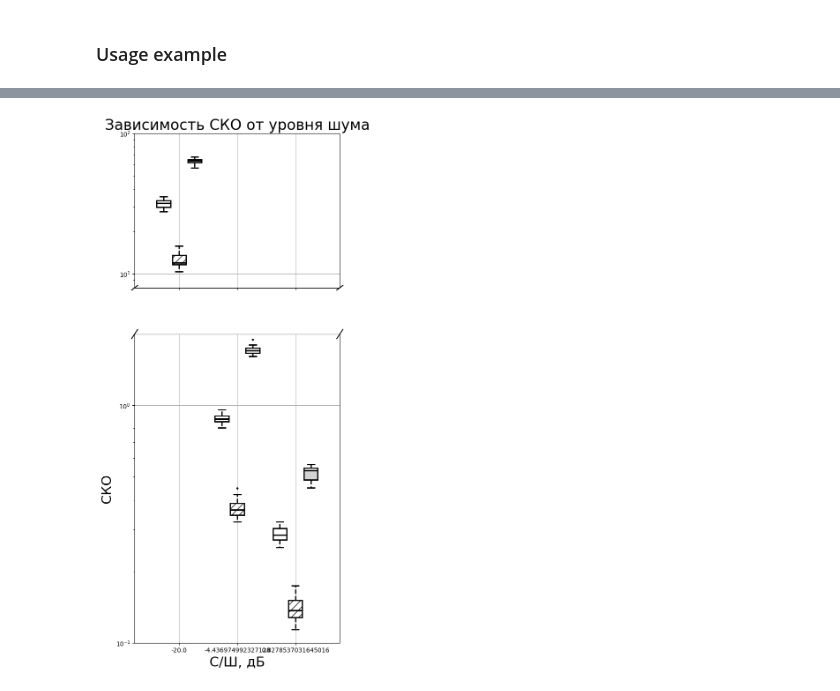
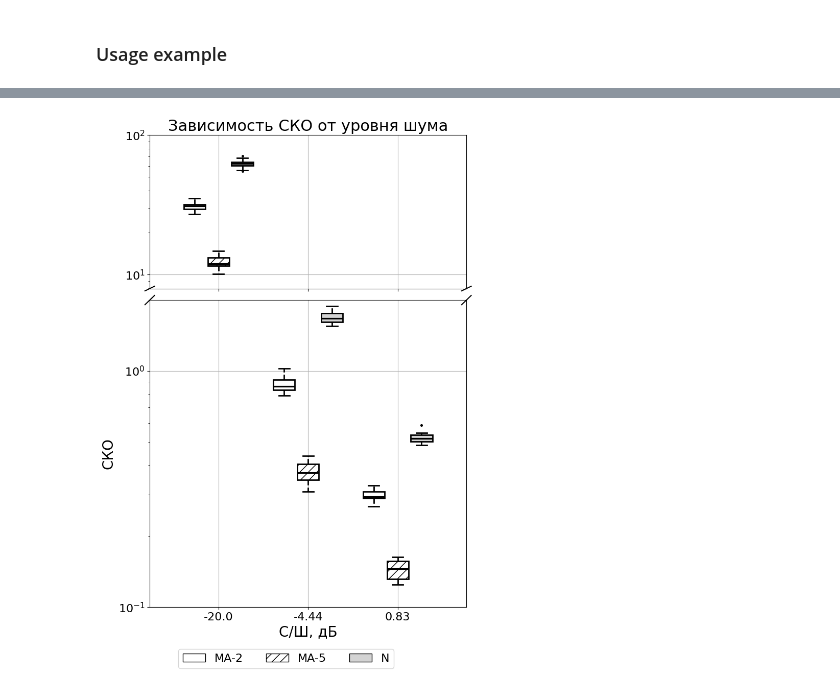
Before and after one commit to Digiratory/visualization-toolkit, a Jupyter notebook: examples/boxplolts.ipynb, the cells around one changed output, grey strips where cells are left out. Drawn from its saved outputs; the diff is of its cells as text; code cells hidden in the pictures.

```diff
--- a/examples/boxplolts.ipynb
+++ b/examples/boxplolts.ipynb
@@ -87,6 +83,7 @@ signals = {
     "MA-2": np.array([moving_average(x, 2) for x in noisy_signals]),
 }
 mse_df = mse_noise_experiment(original_signals, signals, noise_ratios)
-mse_df.head(5)
+mse_df['snr'] = mse_df['snr'].round(2)
+mse_df.head(-5)
 # %% [output]
 |  | snr | mse | label | run |
@@ -109,8 +113,9 @@ plt.show()
 # %%
-boxplot(mse_df, "snr", "mse", "label",
-        broken=True,bottom_ylim= (10**(-1), 10**(0.3)), top_ylim=(10**(0.9), 10**(2)),
+fig, axes = boxplot(mse_df, "snr", "mse", "label",
+        broken=True,bottom_ylim=(10**(-1), 10**(0.3)),
+        top_ylim=(10**(0.9), 10**(2)),
         styles=styles,
-        fig_size=(6,15))
+        fig_size=(8,12))
 plt.show()
 # %% [output]
-[figure, old version]
+[figure, new version]
```
Also changed, not shown: parts of 3 cells of this notebook, 1 other file.
